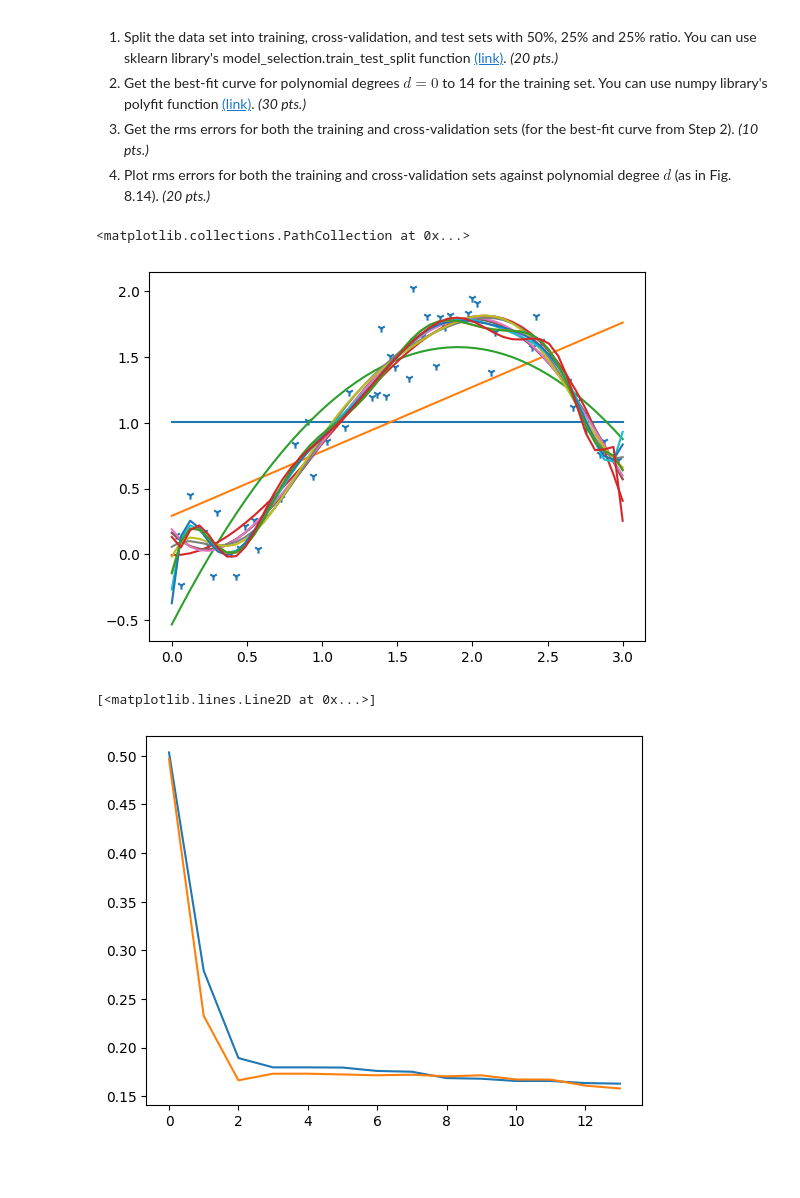
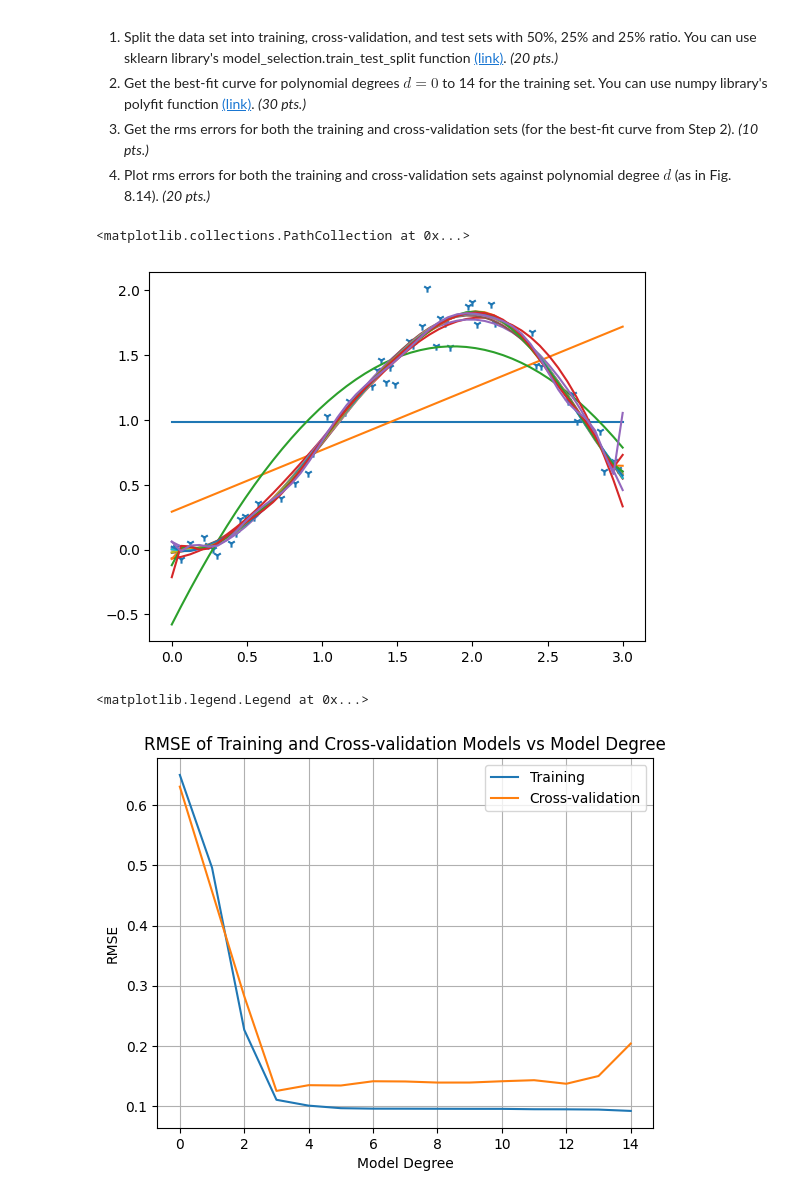
Before and after one commit to davidsaurus/AP_157_Lab, a Jupyter notebook: Daffon_AP157_lab_assignment_A1.ipynb, the cells around one changed output. Drawn from its saved outputs; the diff is of its cells as text; code cells hidden in the pictures; blank space fills up the shorter version.

```diff
--- a/Daffon_AP157_lab_assignment_A1.ipynb
+++ b/Daffon_AP157_lab_assignment_A1.ipynb
@@ -47,7 +47,7 @@ where the noise is drawn from a normal distribution $\epsilon_i \sim \rm{N}(0, 0
 2. Plot your toy data set (Refer to Fig. 8.12 for comparison). *(10 points)*
 # %%
 x = np.linspace(0, 3, 100) # creating 100 regularly-spaced points from 0 to 3 as values of x
-eps = np.random.normal(0, 0.2, 100) # creating 100 random points (from the normal distribution)
+eps = np.random.normal(0, 0.1, 100) # creating 100 random points (from the normal distribution)
 
 def f(x): # defining the function
   return x*np.sin(x) + eps
@@ -69,19 +69,17 @@ Recreate the top panel of Figure 8.14: rms error vs. polynomial degree for the t
 4. Plot rms errors for both the training and cross-validation sets against polynomial degree $d$ (as in Fig. 8.14). *(20 pts.)*
 # %%
 x_train, x_testi, y_train, y_testi = model_selection.train_test_split(x, y, test_size=0.5, random_state=100)
-x_testf, x_cvad, y_testf, y_cvad = model_selection.train_test_split(x_train, y_train, test_size=0.5, random_state=100)
+x_testf, x_cvad, y_testf, y_cvad = model_selection.train_test_split(x_testi, y_testi, test_size=0.5, random_state=100)
 # %%
 polyline = np.linspace(0, 3, 50)
 model_array = []
 
-for i in np.arange(0, 14, 1):
+for i in np.arange(0, 15, 1):
   model = np.poly1d(np.polyfit(x_train, y_train, i))
   model_array.append(model(polyline))
-
-for j in np.arange(0, 14, 1):
-  plt.plot(polyline, model_array[j])
+  plt.plot(polyline, model_array[i])
 
 plt.scatter(x_train, y_train, marker="1")
 # %% [output]
 <matplotlib.collections.PathCollection at 0x...>
-[figure, old version]
+[figure, new version]
@@ -88,22 +89,26 @@ plt.scatter(x_train, y_train, marker="1")
 # %%
 polyline2 = np.linspace(0, 3, 25)
 model_array2 = []
 model_array3 = []
 metrics_test_list = []
 metrics_cvad_list = []
 
-for i in np.arange(1, 15, 1):
+for i in np.arange(0, 15, 1):
   model = np.poly1d(np.polyfit(x_train, y_train, i))
   model_array2.append(model(x_train))
   model_array3.append(model(x_cvad))
+
+for j in np.arange(0, 15, 1):
   metrics_test_list.append(metrics.mean_squared_error(y_train, model_array2[j], squared=False))
   metrics_cvad_list.append(metrics.mean_squared_error(y_cvad, model_array3[j], squared=False))
 
-for j in np.arange(0, 14, 1):
-
-
-plt.plot(np.arange(0, 14, 1), metrics_test_list)
-plt.plot(np.arange(0, 14, 1), metrics_cvad_list)
+plt.plot(np.arange(0, 15, 1), metrics_test_list, label='Training')
+plt.plot(np.arange(0, 15, 1), metrics_cvad_list, label='Cross-validation')
+plt.grid()
+plt.title('RMSE of Training and Cross-validation Models vs Model Degree')
+plt.xlabel('Model Degree')
+plt.ylabel('RMSE')
+plt.legend()
 # %% [output]
-[<matplotlib.lines.Line2D at 0x...>]
+<matplotlib.legend.Legend at 0x...>
-[figure, old version]
+[figure, new version]
```
Also changed, not shown: parts of 2 cells of this notebook.
